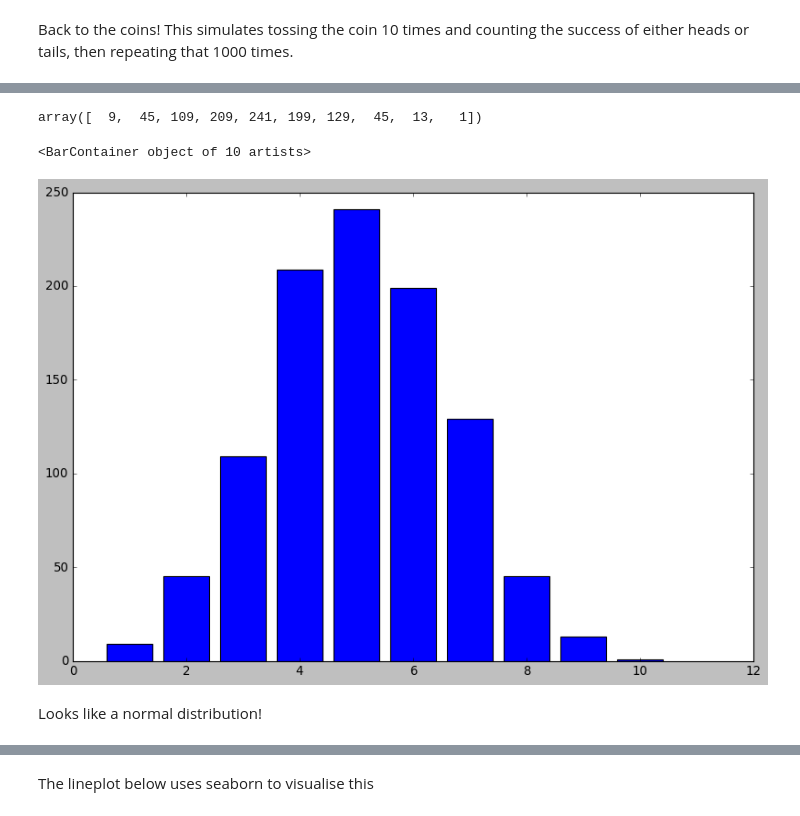
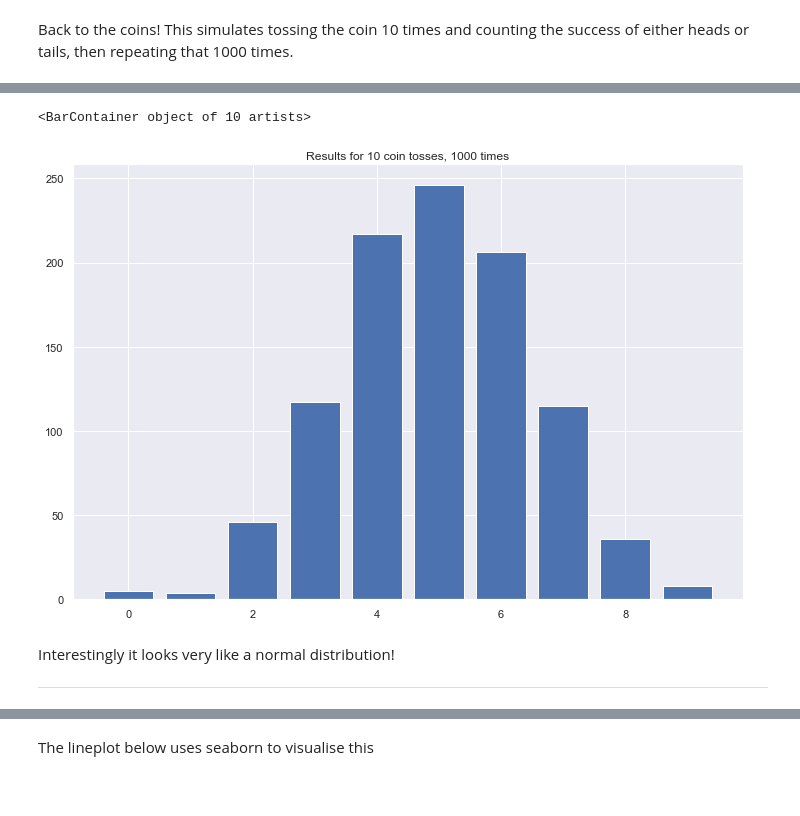
Before and after one commit to Caoimhinv/NumPy_Assignment, a Jupyter notebook: numpy.random.ipynb, the cells around one changed output, grey strips where cells are left out. Cells and saved outputs as stored; diff of their text form; code cells hidden in the pictures.

```diff
--- a/numpy.random.ipynb
+++ b/numpy.random.ipynb
@@ -53,7 +43,7 @@ print(plt.style.available)
 ['Solarize_Light2', '_classic_test_patch', 'bmh', 'classic', 'dark_background', 'fast', 'fivethirtyeight', 'ggplot', 'grayscale', 'seaborn', 'seaborn-bright', 'seaborn-colorblind', 'seaborn-dark', 'se ...
 # %%
 # set global style for all plots
-plt.style.use('classic')
+plt.style.use('seaborn-pastel')
 
 # set global plot size
 plt.rcParams['figure.figsize'] = (12,8)
@@ -549,11 +502,10 @@ array([ 1,  2,  3,  4,  5,  6,  7,  8,  9, 10])
-# %%
-counts
-# %% [output]
-array([  9,  45, 109, 209, 241, 199, 129,  45,  13,   1])
 # %%
+plt.title("Results for 10 coin tosses, 1000 times")
 plt.bar(unique,counts)
 # %% [output]
 <BarContainer object of 10 artists>
-[figure, old version]
+[figure, new version]
 # %% [markdown]
-Looks like a normal distribution!
+Interestingly it looks very like a normal distribution!
+
+___
```
Also changed, not shown: parts of 86 cells of this notebook, 10 other files.
